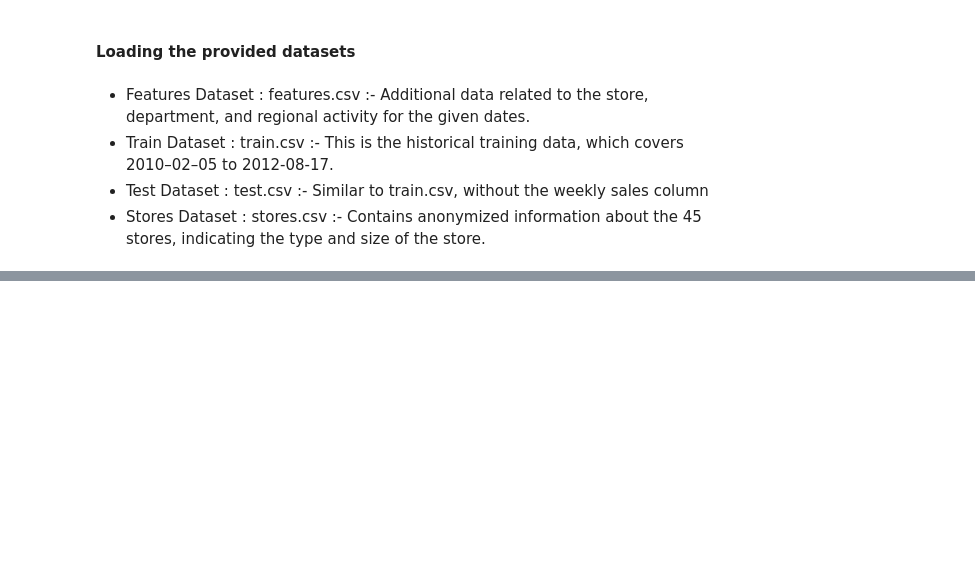
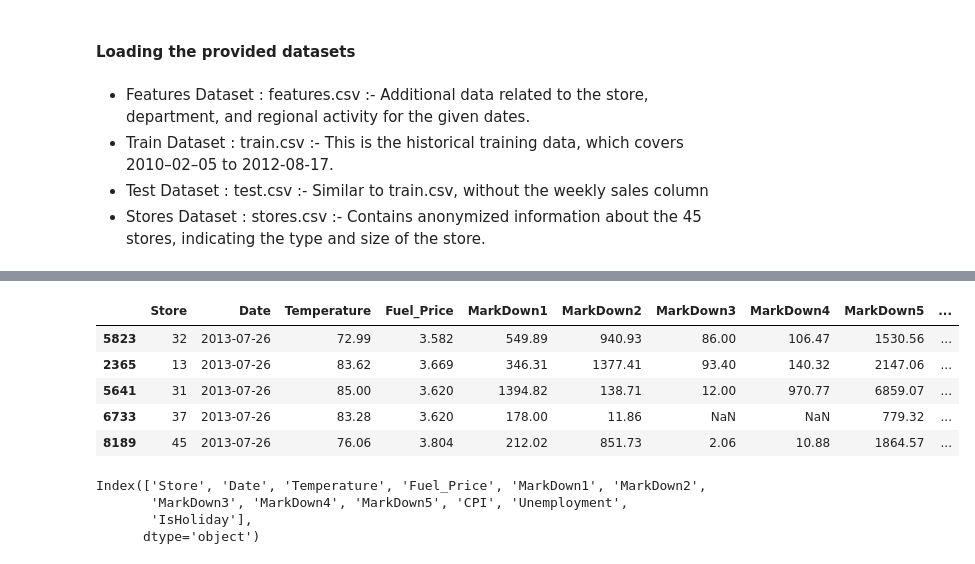
Before and after one commit to mdpw/msc-pds-group, a Jupyter notebook: analysis.ipynb, the cells around one changed output, grey strips where cells are left out. Cells and saved outputs as stored; diff of their text form; code cells hidden in the pictures; blank space fills up the shorter version.

Commit message:
02_General_exploration of the datasets

```diff
--- a/analysis.ipynb
+++ b/analysis.ipynb
@@ -35,0 +81,17 @@ df_train.columns = df_train.columns.str.replace(' ', '_')
+# %%
+df_features.tail()
+# %% [output]
+|  | Store | Date | Temperature | Fuel_Price | MarkDown1 | MarkDown2 | MarkDown3 | MarkDown4 | MarkDown5 | ... |
+| 5823 | 32 | 2013-07-26 | 72.99 | 3.582 | 549.89 | 940.93 | 86.00 | 106.47 | 1530.56 | ... |
+| 2365 | 13 | 2013-07-26 | 83.62 | 3.669 | 346.31 | 1377.41 | 93.40 | 140.32 | 2147.06 | ... |
+| 5641 | 31 | 2013-07-26 | 85.00 | 3.620 | 1394.82 | 138.71 | 12.00 | 970.77 | 6859.07 | ... |
+| 6733 | 37 | 2013-07-26 | 83.28 | 3.620 | 178.00 | 11.86 | NaN | NaN | 779.32 | ... |
+| 8189 | 45 | 2013-07-26 | 76.06 | 3.804 | 212.02 | 851.73 | 2.06 | 10.88 | 1864.57 | ... |
+# %%
+# Columns in the dataset
+df_features.columns
+# %% [output]
+Index(['Store', 'Date', 'Temperature', 'Fuel_Price', 'MarkDown1', 'MarkDown2',
+       'MarkDown3', 'MarkDown4', 'MarkDown5', 'CPI', 'Unemployment',
+       'IsHoliday'],
+      dtype='object')
```
Also changed, not shown: parts of 25 cells of this notebook.
